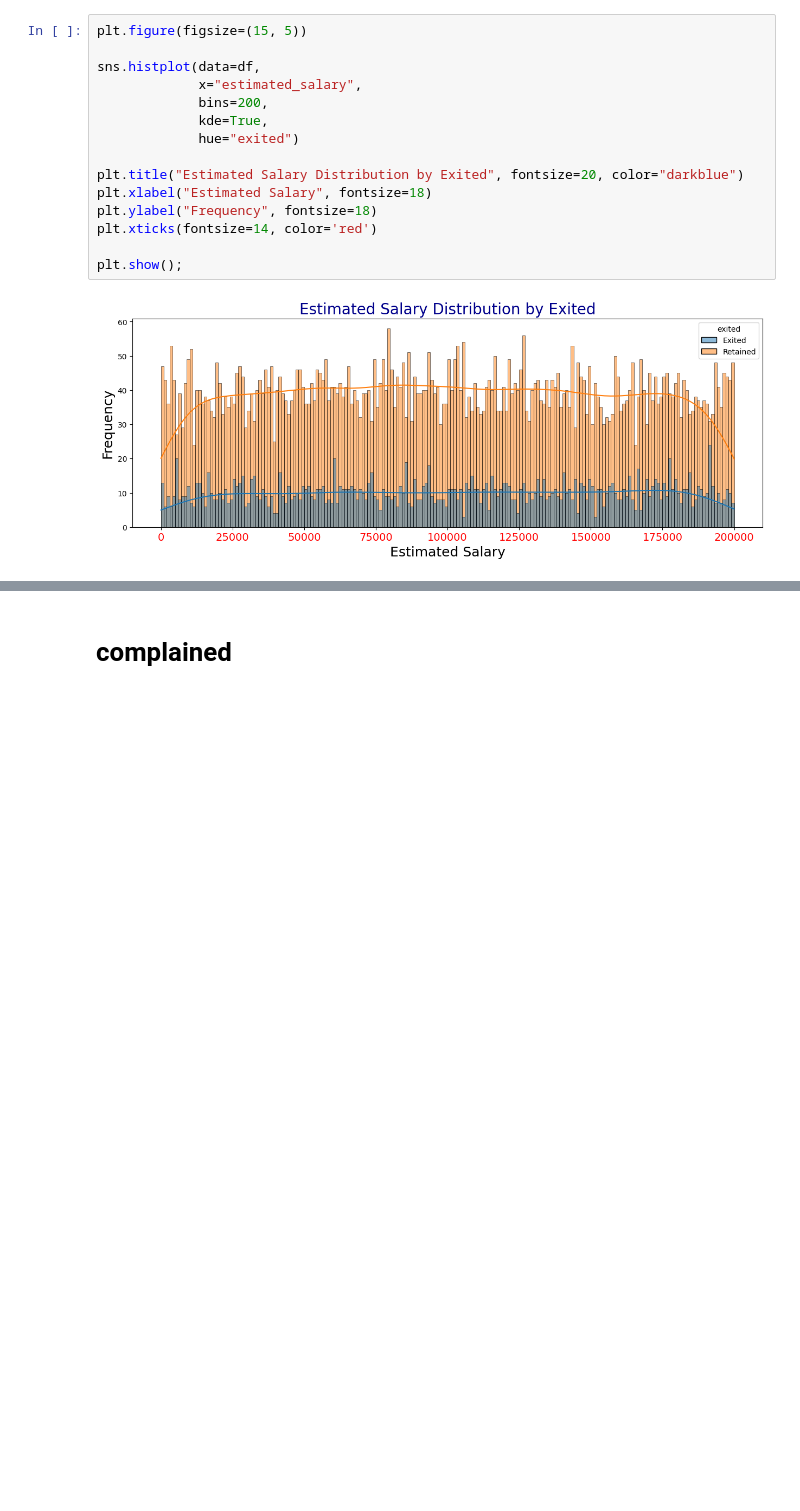
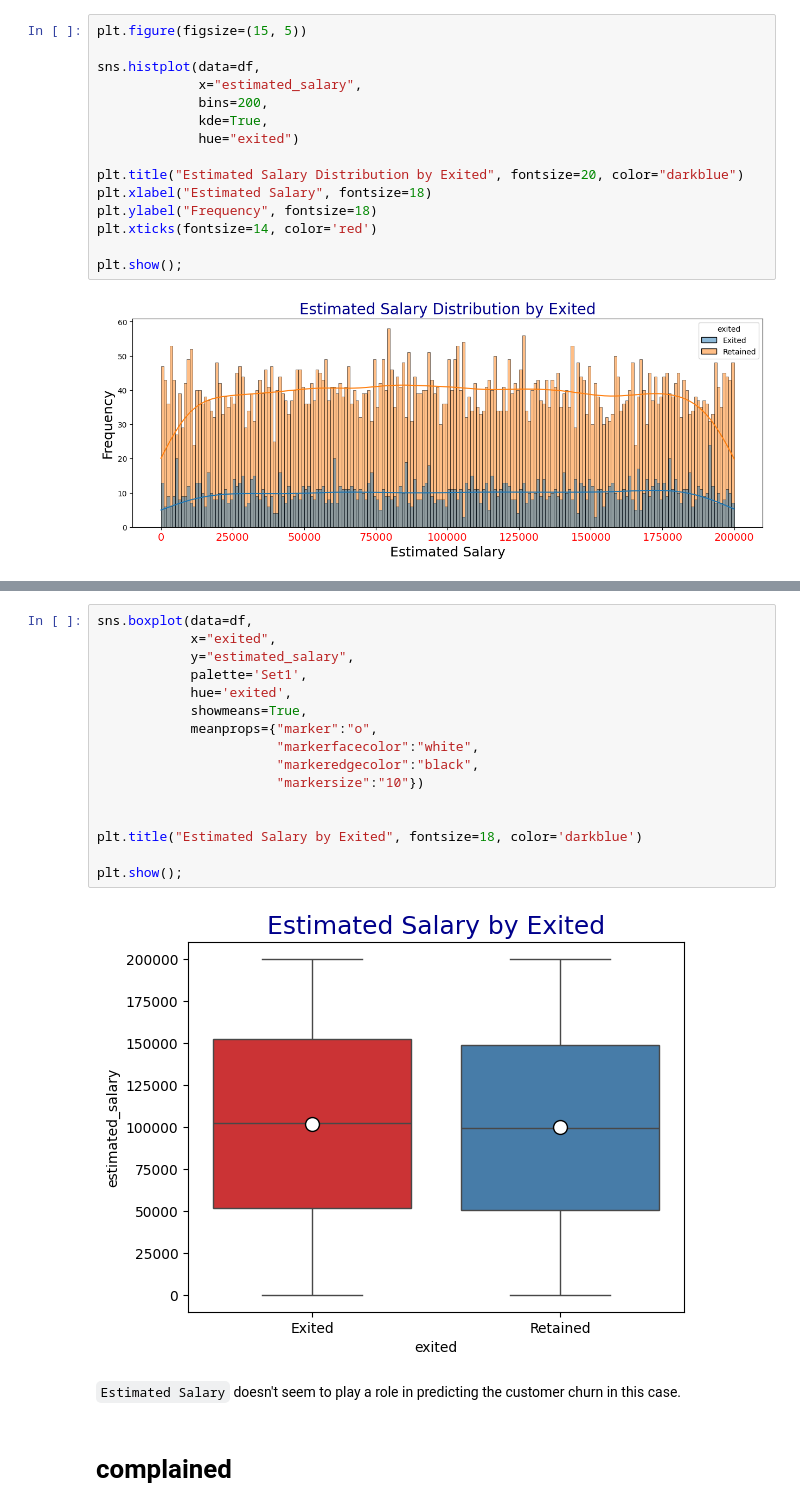
Before and after one commit to iceyisaak/ann-bank-customer-churn-prediction, a Jupyter notebook: ann-bank-customer-churn-prediction.ipynb, the cells around one changed output, grey strips where cells are left out. Drawn from its saved outputs; the diff is of its cells as text; blank space fills up the shorter version.

```diff
--- a/ann-bank-customer-churn-prediction.ipynb
+++ b/ann-bank-customer-churn-prediction.ipynb
@@ -880,3 +935,23 @@ plt.show();
+# %%
+sns.boxplot(data=df,
+            x="exited",
+            y="estimated_salary",
+            palette='Set1',
+            hue='exited',
+            showmeans=True,
+            meanprops={"marker":"o",
+                       "markerfacecolor":"white",
+                       "markeredgecolor":"black",
+                       "markersize":"10"})
+
+
+plt.title("Estimated Salary by Exited", fontsize=18, color='darkblue')
+
+plt.show();
+# %% [output]
+[figure, added]
+# %% [markdown]
+`Estimated Salary` doesn't seem to play a role in predicting the customer churn in this case.
 # %% [markdown]
 # complained
 # %%
```
Also changed, not shown: parts of 20 cells of this notebook.
